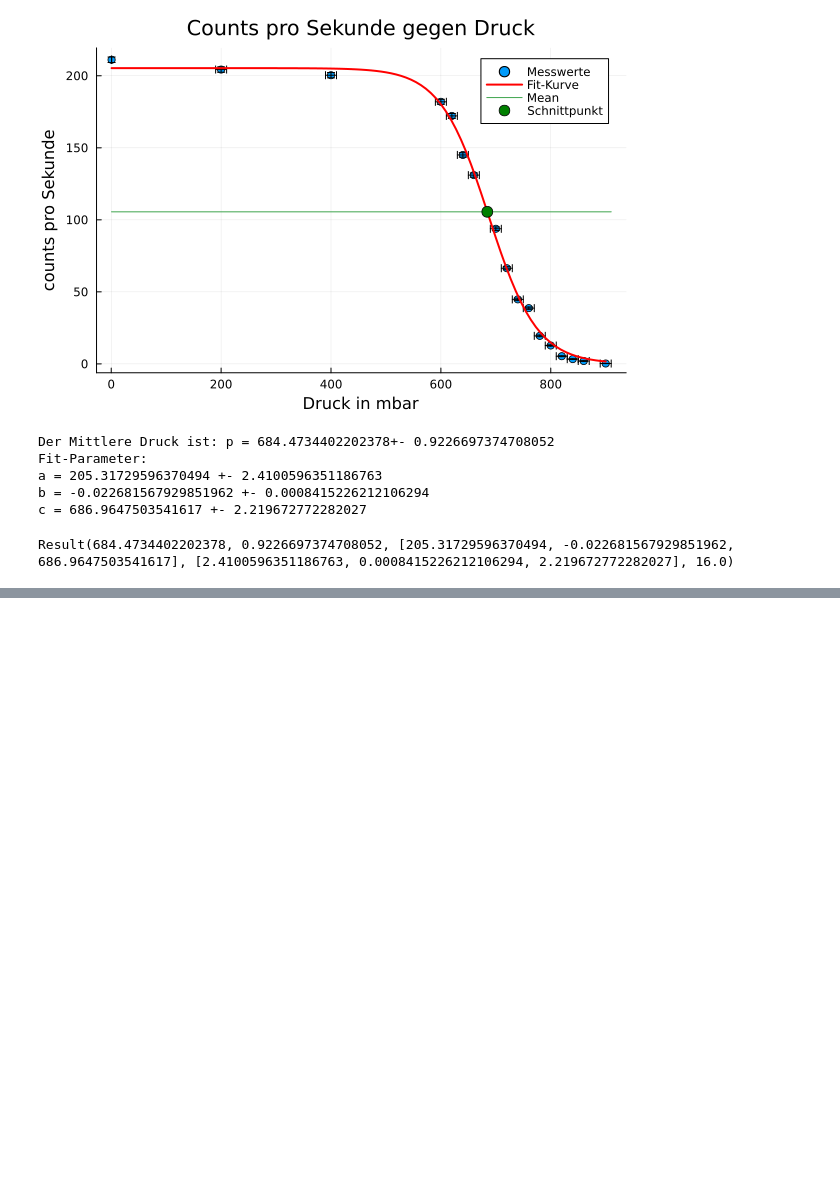
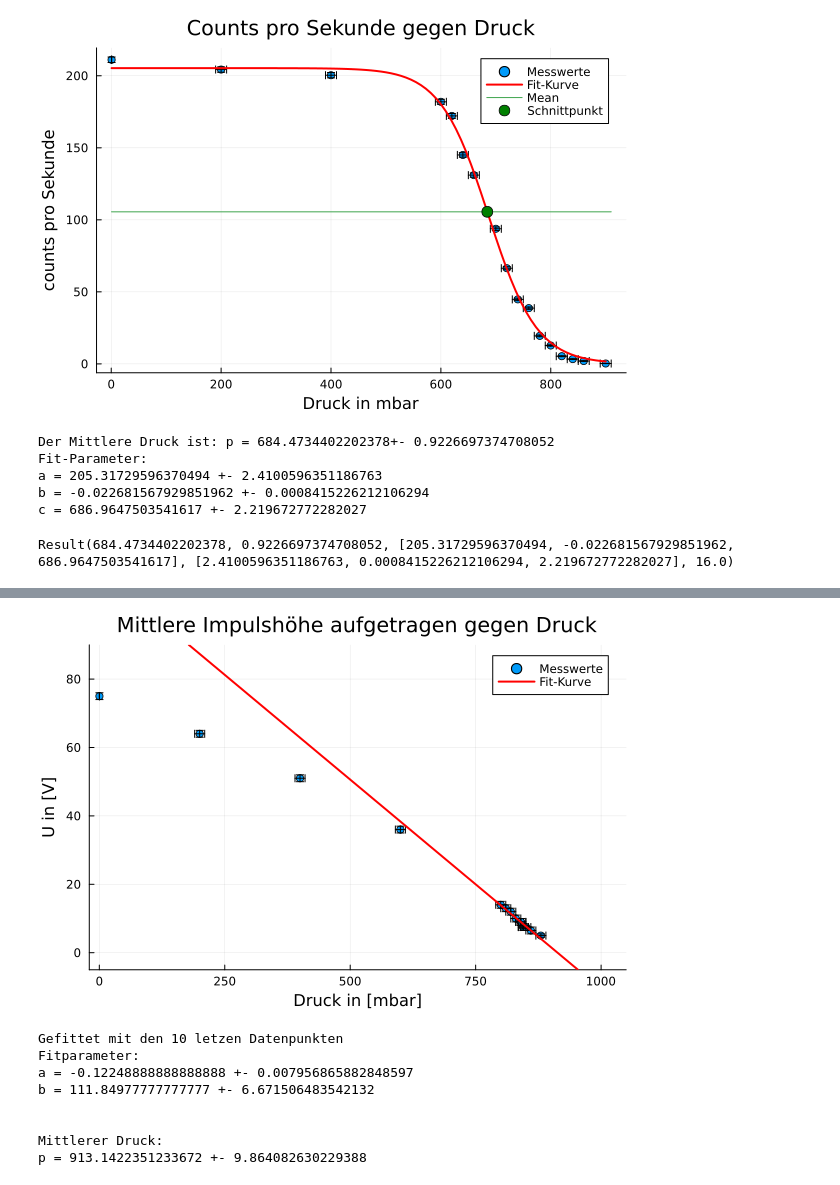
Before and after one commit to Baryonics/pb_ktp_3_3, a Jupyter notebook: code/reichweiten.ipynb, the cells around one changed output, grey strips where cells are left out. Saved outputs shown, nothing was run; the diff lists cells and outputs as text; code cells hidden in the pictures; blank space fills up the shorter version.

```diff
--- a/code/reichweiten.ipynb
+++ b/code/reichweiten.ipynb
@@ -120,0 +157,12 @@ UndefVarError: UndefVarError: `FWHMs` not defined
+# %%
+plot_p_U("d4.csv",10)
+# %% [output]
+[figure, added]
+Gefittet mit den 10 letzen Datenpunkten
+Fitparameter:
+a = -0.12248888888888888 +- 0.007956865882848597
+b = 111.84977777777777 +- 6.671506483542132
+
+
+Mittlerer Druck:
+p = 913.1422351233672 +- 9.864082630229388
```
Also changed, not shown: parts of 7 cells of this notebook, 11 other files.
